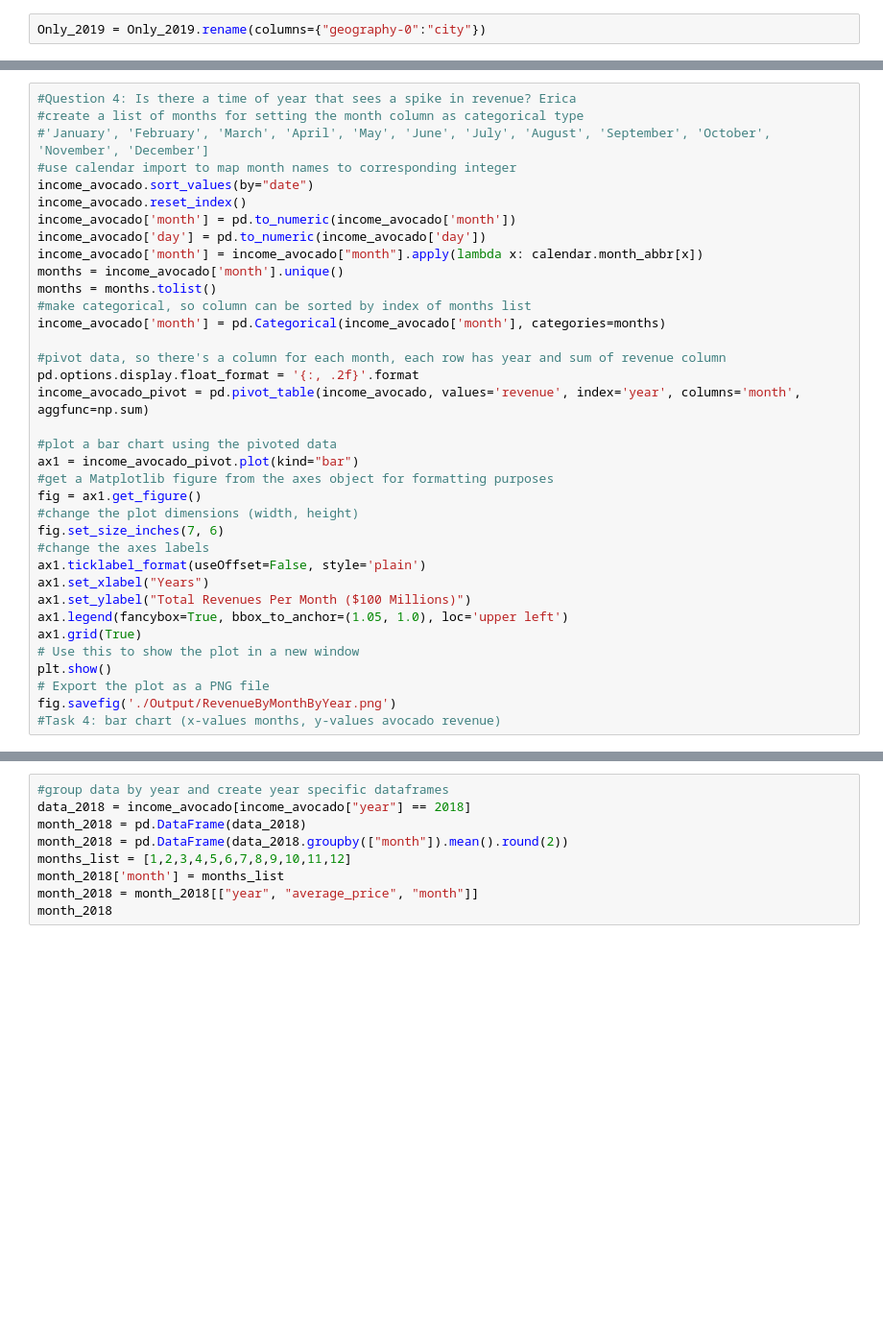
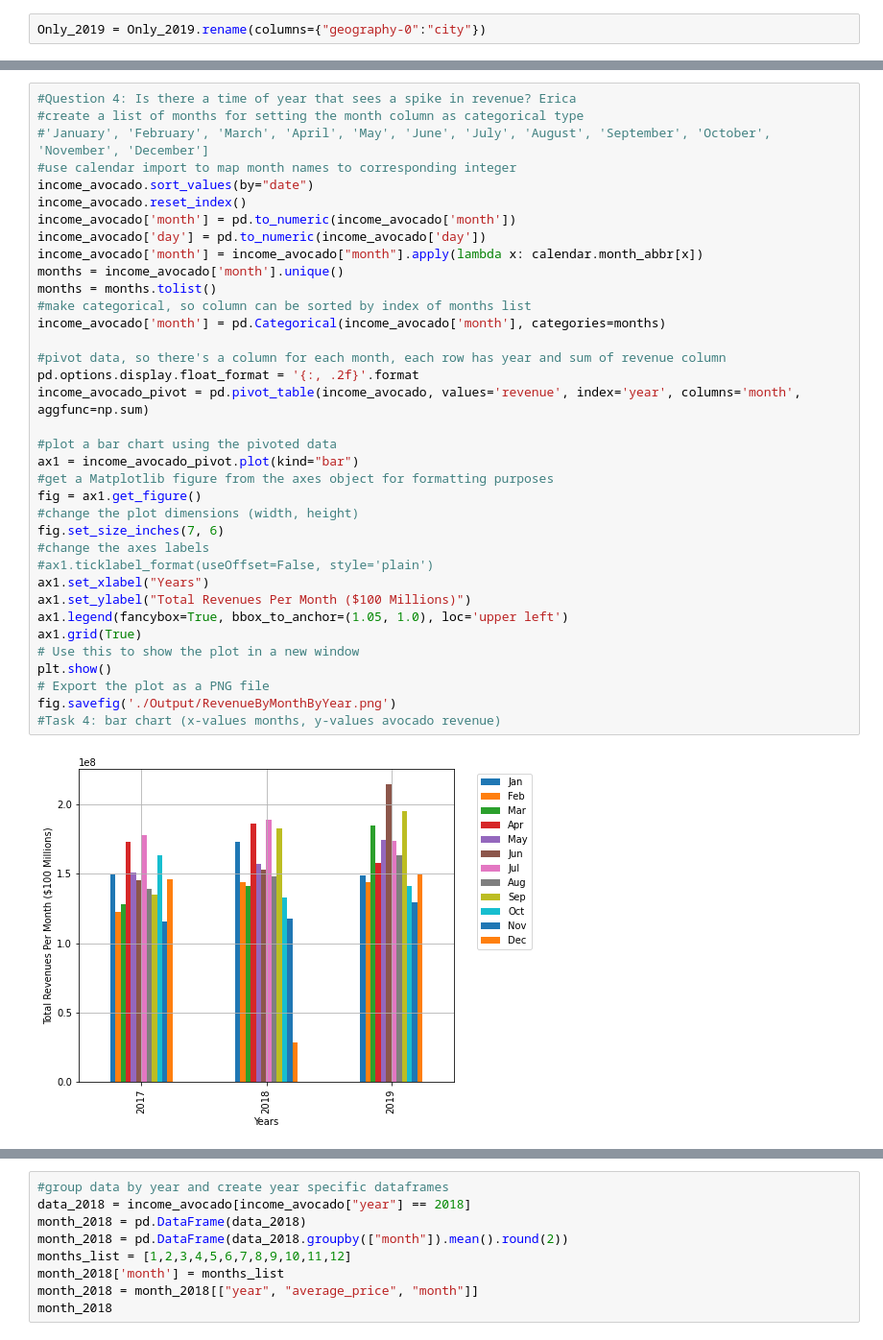
Before and after one commit to efennie/project_one, a Jupyter notebook: main copy.ipynb, the cells around one changed output, grey strips where cells are left out. Shown at 96% size. Cells and saved outputs as stored; diff of their text form; blank space fills up the shorter version.

```diff
--- a/main copy.ipynb
+++ b/main copy.ipynb
@@ -274,34 +443,36 @@ fig.savefig('./Output/RevenueByTypeByYear.png')
 income_avocado.sort_values(by="date")
 income_avocado.reset_index()
 income_avocado['month'] = pd.to_numeric(income_avocado['month'])
 income_avocado['day'] = pd.to_numeric(income_avocado['day'])
 income_avocado['month'] = income_avocado["month"].apply(lambda x: calendar.month_abbr[x])
 months = income_avocado['month'].unique()
 months = months.tolist()
 #make categorical, so column can be sorted by index of months list
 income_avocado['month'] = pd.Categorical(income_avocado['month'], categories=months)
 
 #pivot data, so there's a column for each month, each row has year and sum of revenue column
 pd.options.display.float_format = '{:, .2f}'.format
 income_avocado_pivot = pd.pivot_table(income_avocado, values='revenue', index='year', columns='month', aggfunc=np.sum)
 
 #plot a bar chart using the pivoted data
 ax1 = income_avocado_pivot.plot(kind="bar")
 #get a Matplotlib figure from the axes object for formatting purposes
 fig = ax1.get_figure()
 #change the plot dimensions (width, height)
 fig.set_size_inches(7, 6)
 #change the axes labels
-ax1.ticklabel_format(useOffset=False, style='plain')
+#ax1.ticklabel_format(useOffset=False, style='plain')
 ax1.set_xlabel("Years")
 ax1.set_ylabel("Total Revenues Per Month ($100 Millions)")
 ax1.legend(fancybox=True, bbox_to_anchor=(1.05, 1.0), loc='upper left')
 ax1.grid(True)
 # Use this to show the plot in a new window
 plt.show()
 # Export the plot as a PNG file
 fig.savefig('./Output/RevenueByMonthByYear.png')
 #Task 4: bar chart (x-values months, y-values avocado revenue)
+# %% [output]
+[figure, added]
 # %%
 #Question 5: How has the average avocado price changed over time?  What is the predicted avocado price for 2021 based on our data?
 #group data by year and create year specific dataframes
```
Also changed, not shown: parts of 19 cells of this notebook, 1 other file.
